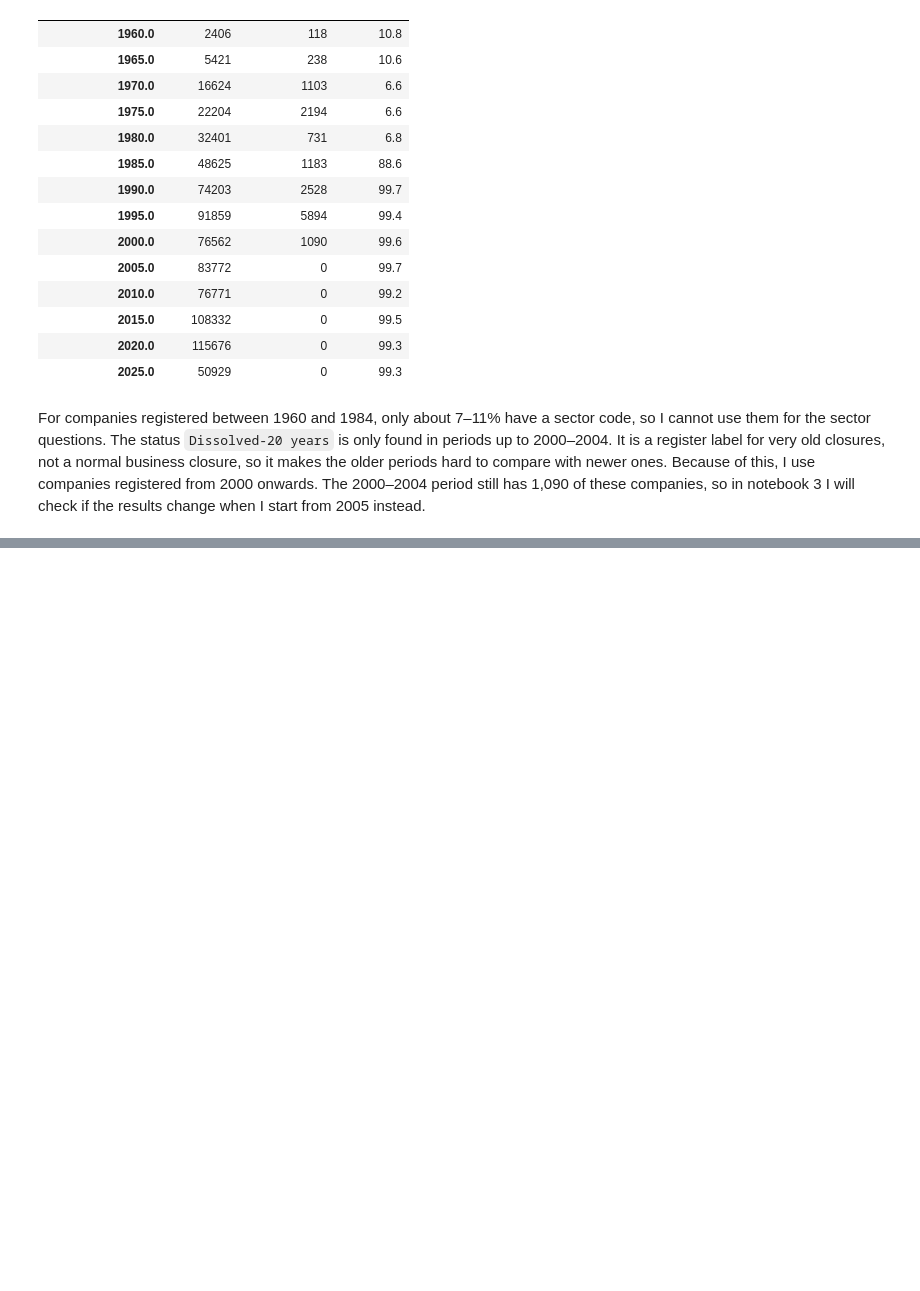
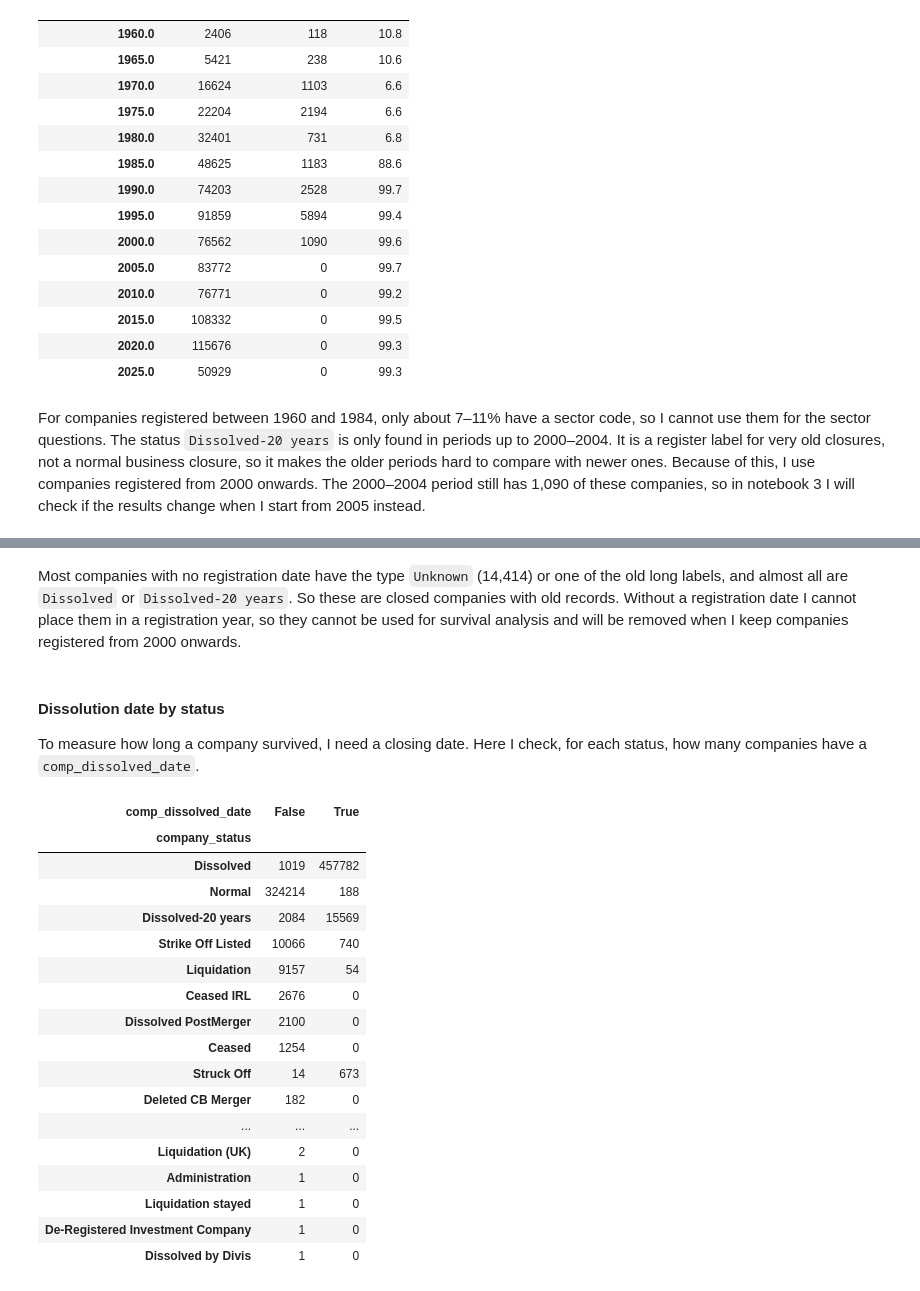
Before and after one commit to temulenbd/irish-company-survival-analysis, a Jupyter notebook: notebooks/1_data_preparation.ipynb, the cells around one changed output, grey strips where cells are left out. Cells and saved outputs as stored; diff of their text form; code cells hidden in the pictures; blank space fills up the shorter version.

```diff
--- a/notebooks/1_data_preparation.ipynb
+++ b/notebooks/1_data_preparation.ipynb
@@ -328,0 +354,34 @@ For companies registered between 1960 and 1984, only about 7–11% have a sector
+# %% [markdown]
+Most companies with no registration date have the type `Unknown` (14,414) or one of the old long labels, and almost all are `Dissolved` or `Dissolved-20 years`. So these are closed companies with old records. Without a registration date I cannot place them in a registration year, so they cannot be used for survival analysis and will be removed when I keep companies registered from 2000 onwards.
+# %% [markdown]
+#### Dissolution date by status
+To measure how long a company survived, I need a closing date. Here I check, for each status, how many companies have a `comp_dissolved_date`.
+# %%
+# Status without extra spaces (only for this comparison)
+status = companies["company_status"].str.strip()
+
+# True when the company has a dissolution date
+has_dissolved_date = companies["comp_dissolved_date"].notna()
+
+# Number of companies per status, with (True) and without (False) a dissolution date, largest status first
+dissolved_by_status = pd.crosstab(status, has_dissolved_date)
+dissolved_by_status.loc[status.value_counts().index]
+# %% [output]
+| comp_dissolved_date | False | True |
+| company_status |  |  |
+| Dissolved | 1019 | 457782 |
+| Normal | 324214 | 188 |
+| Dissolved-20 years | 2084 | 15569 |
+| Strike Off Listed | 10066 | 740 |
+| Liquidation | 9157 | 54 |
+| Ceased IRL | 2676 | 0 |
+| Dissolved PostMerger | 2100 | 0 |
+| Ceased | 1254 | 0 |
+| Struck Off | 14 | 673 |
+| Deleted CB Merger | 182 | 0 |
+| ... | ... | ... |
+| Liquidation (UK) | 2 | 0 |
+| Administration | 1 | 0 |
+| Liquidation stayed | 1 | 0 |
+| De-Registered Investment Company | 1 | 0 |
+| Dissolved by Divis | 1 | 0 |
```
Also changed, not shown: parts of 9 cells of this notebook.
